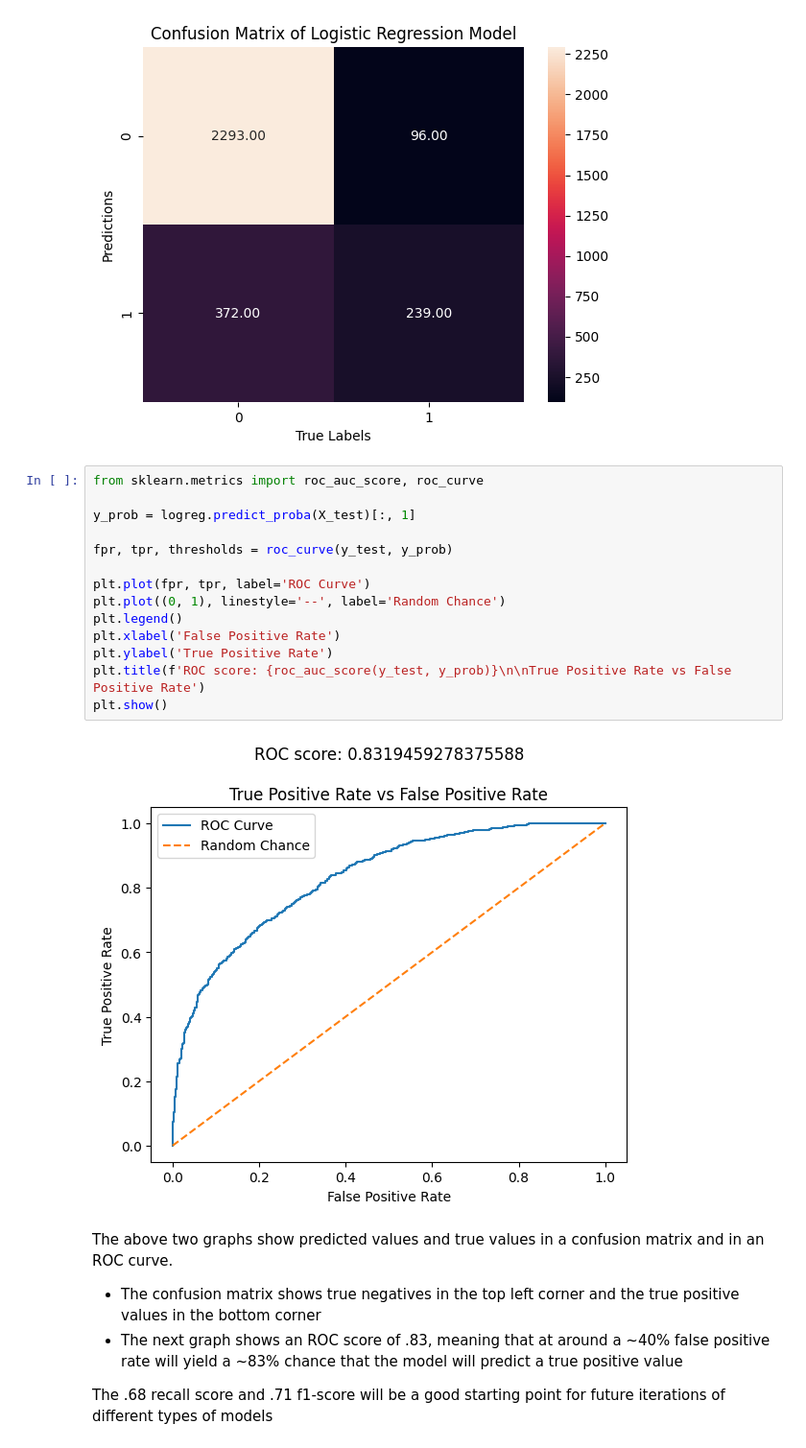
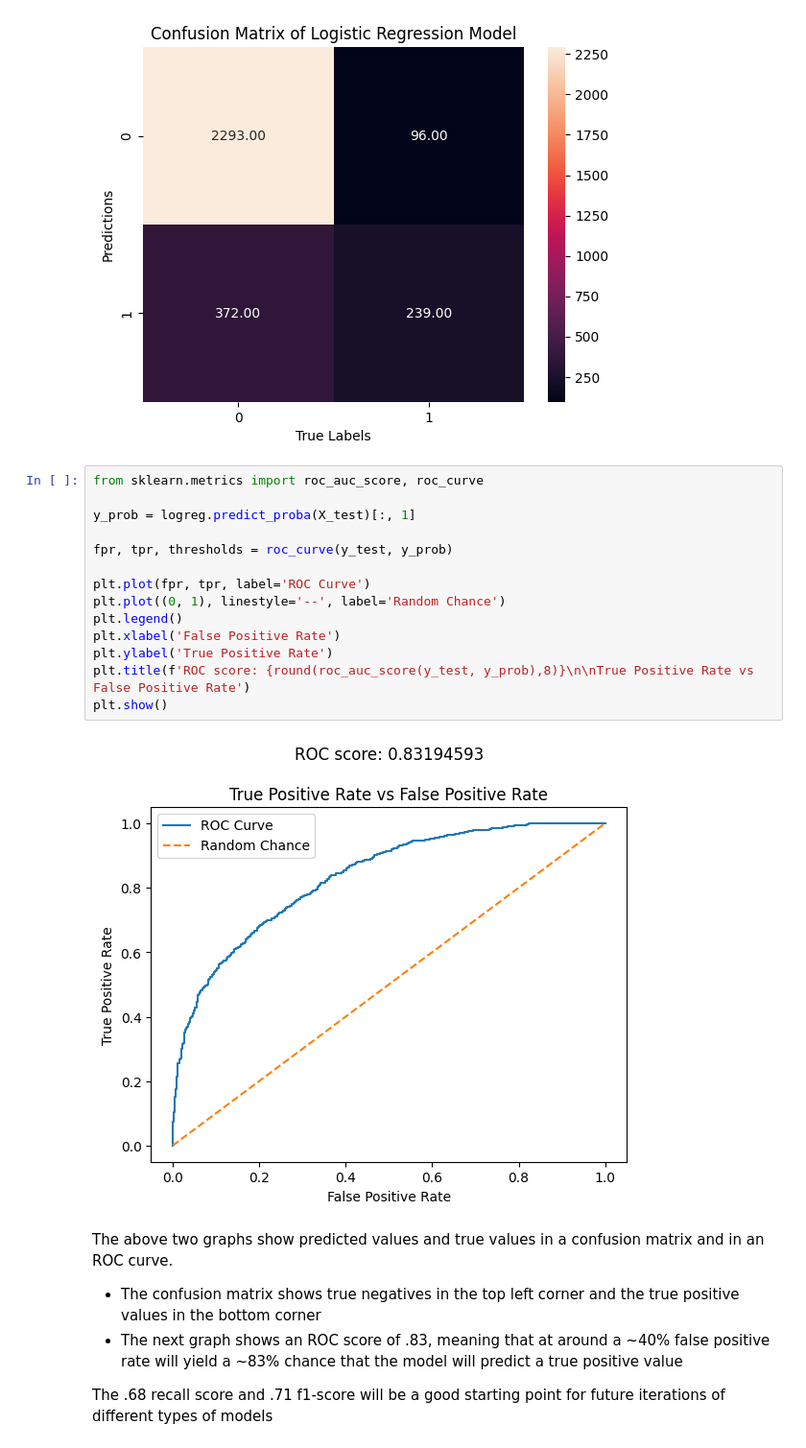
Before and after one commit to SmittyB00p/bank_customer_churn_capstone, a Jupyter notebook: notebook/baseline.ipynb, the cells around one changed output. Shown at 96% size. Saved outputs shown, nothing was run; the diff lists cells and outputs as text.

Commit message:
rounded roc-score to 8 dec places

```diff
--- a/notebook/baseline.ipynb
+++ b/notebook/baseline.ipynb
@@ -183,19 +183,19 @@ plt.show()
 # %%
 from sklearn.metrics import roc_auc_score, roc_curve
 
 y_prob = logreg.predict_proba(X_test)[:, 1]
 
 fpr, tpr, thresholds = roc_curve(y_test, y_prob)
 
 plt.plot(fpr, tpr, label='ROC Curve')
 plt.plot((0, 1), linestyle='--', label='Random Chance')
 plt.legend()
 plt.xlabel('False Positive Rate')
 plt.ylabel('True Positive Rate')
-plt.title(f'ROC score: {roc_auc_score(y_test, y_prob)}\n\nTrue Positive Rate vs False Positive Rate')
+plt.title(f'ROC score: {round(roc_auc_score(y_test, y_prob),8)}\n\nTrue Positive Rate vs False Positive Rate')
 plt.show()
 # %% [output]
-[figure, old version]
+[figure, new version]
 # %% [markdown]
 The above two graphs show predicted values and true values in a confusion matrix and in an ROC curve.
 * The confusion matrix shows true negatives in the top left corner and the true positive values in the bottom corner
```
